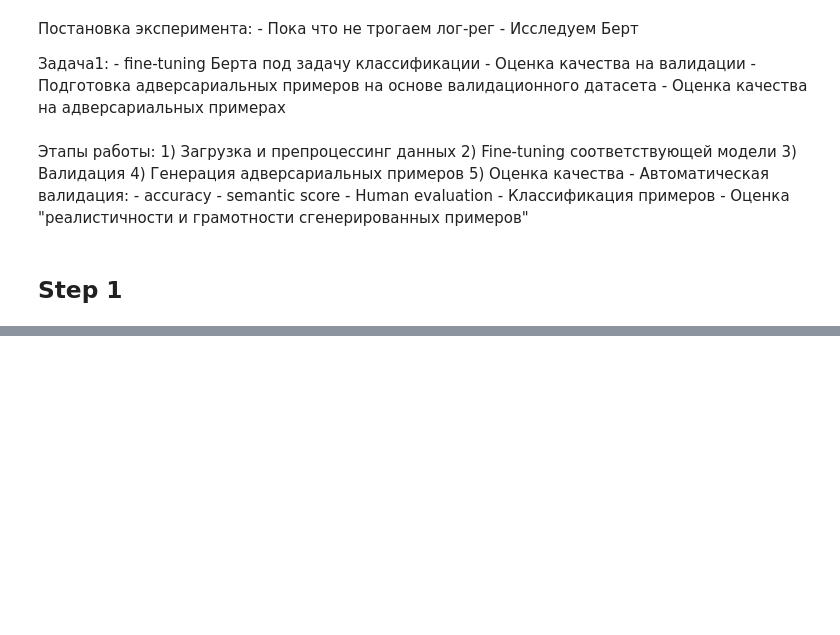
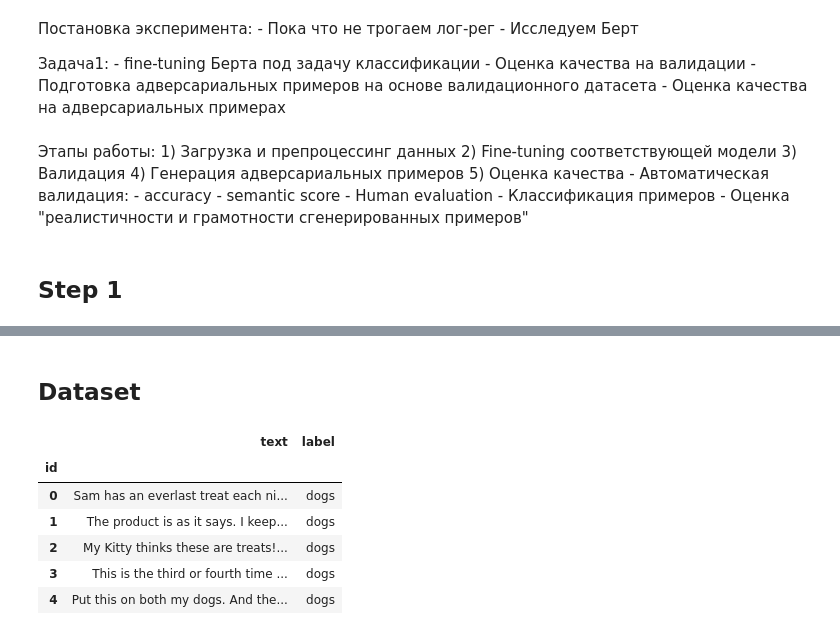
Before and after one commit to AlexZapolskii/text_attacks, a Jupyter notebook: BertBae101.ipynb, the cells around one changed output, grey strips where cells are left out. Saved outputs shown, nothing was run; the diff lists cells and outputs as text; code cells hidden in the pictures; blank space fills up the shorter version.

```diff
--- a/BertBae101.ipynb
+++ b/BertBae101.ipynb
@@ -54,0 +116,2 @@
+# %% [markdown]
+## Dataset
@@ -54,0 +123,17 @@
+# %%
+# to reproduce, download the data and customize this path
+PATH_TO_DATA = 'data/'
+# %%
+train_df = pd.read_csv(PATH_TO_DATA + 'train.csv', index_col='id').fillna('')
+valid_df = pd.read_csv(PATH_TO_DATA + 'valid.csv', index_col='id').fillna('')
+test_df = pd.read_csv(PATH_TO_DATA + 'test.csv', index_col='id').fillna('')
+# %%
+train_df.head()
+# %% [output]
+|  | text | label |
+| id |  |  |
+| 0 | Sam has an everlast treat each ni... | dogs |
+| 1 | The product is as it says. I keep... | dogs |
+| 2 | My Kitty thinks these are treats!... | dogs |
+| 3 | This is the third or fourth time ... | dogs |
+| 4 | Put this on both my dogs. And the... | dogs |
```
Also changed, not shown: parts of 35 cells of this notebook.
